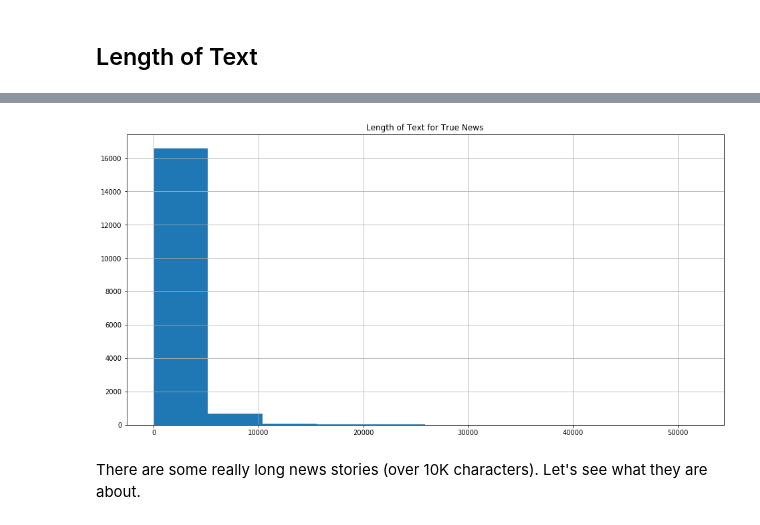
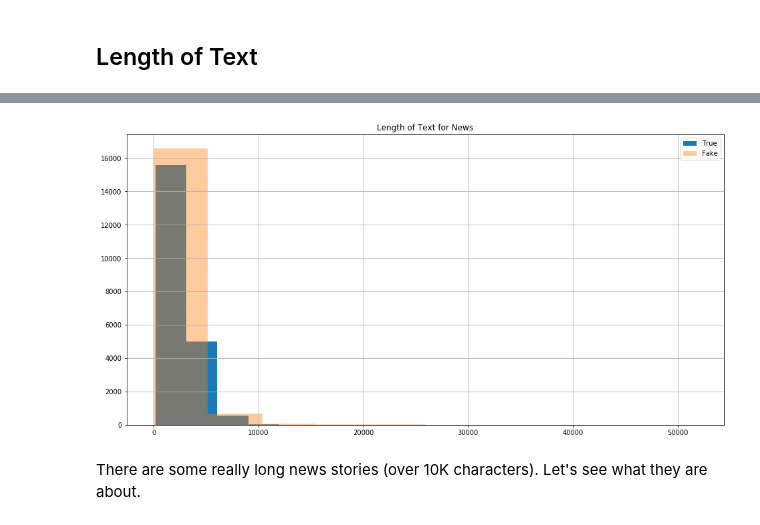
Before and after one commit to merb92/fake-news-classification, a Jupyter notebook: notebooks/eda.ipynb, the cells around one changed output, grey strips where cells are left out. Drawn from its saved outputs; the diff is of its cells as text; code cells hidden in the pictures.

```diff
--- a/notebooks/eda.ipynb
+++ b/notebooks/eda.ipynb
@@ -561,10 +552,7 @@ plt.show()
-# %%
-plt.figure(figsize=(16,8))
-df_clean[df_clean.label == 'fake'].text_len.hist()
-plt.title('Length of Text for True News')
-plt.show()
-# %% [output]
-[figure, removed]
+# %%
+show_hist_for_col('text_len', 'Length of Text for News')
+# %% [output]
+[figure, added]
 # %% [markdown]
 There are some really long news stories (over 10K characters). Let's see what they are about.
 # %%
```
Also changed, not shown: parts of 14 cells of this notebook.
